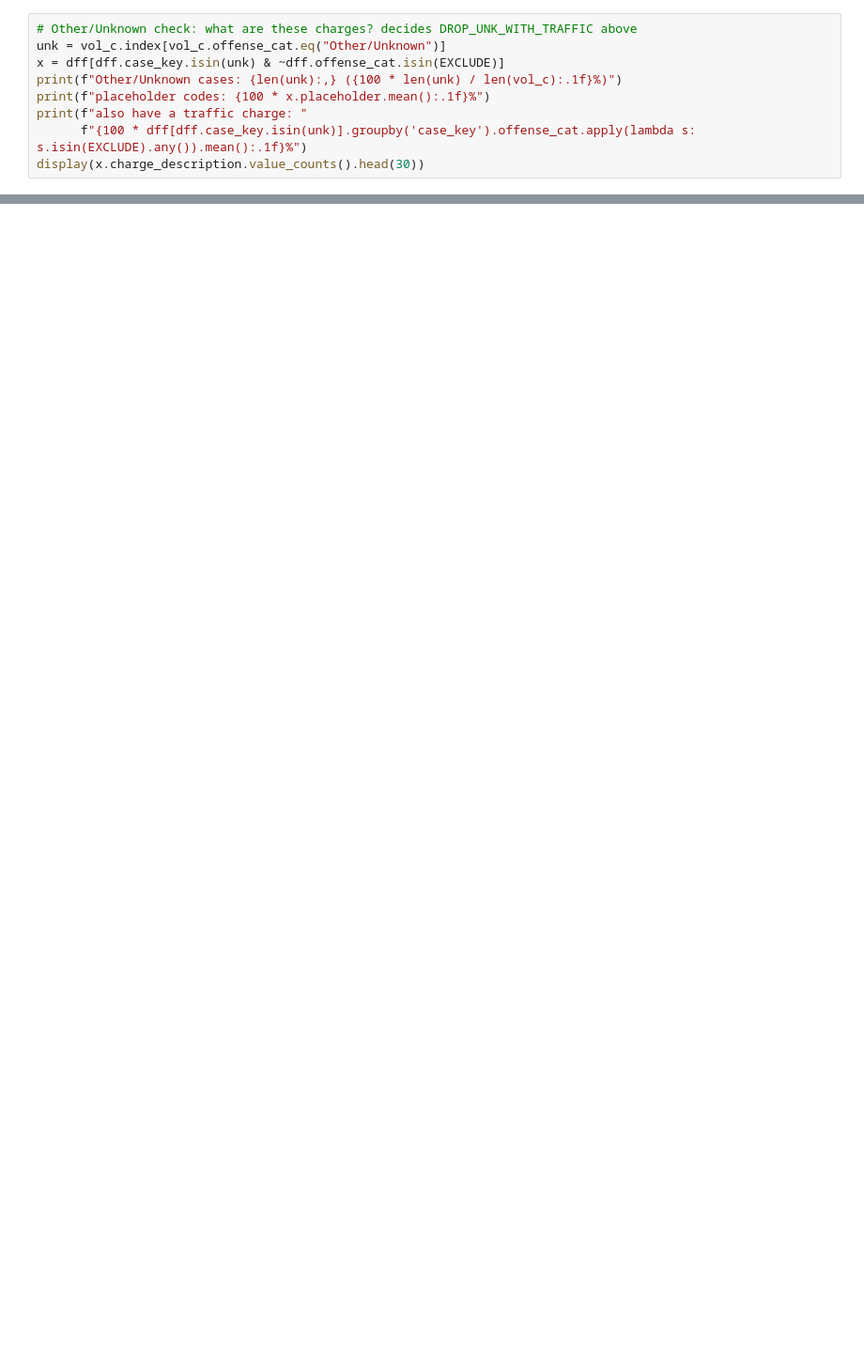
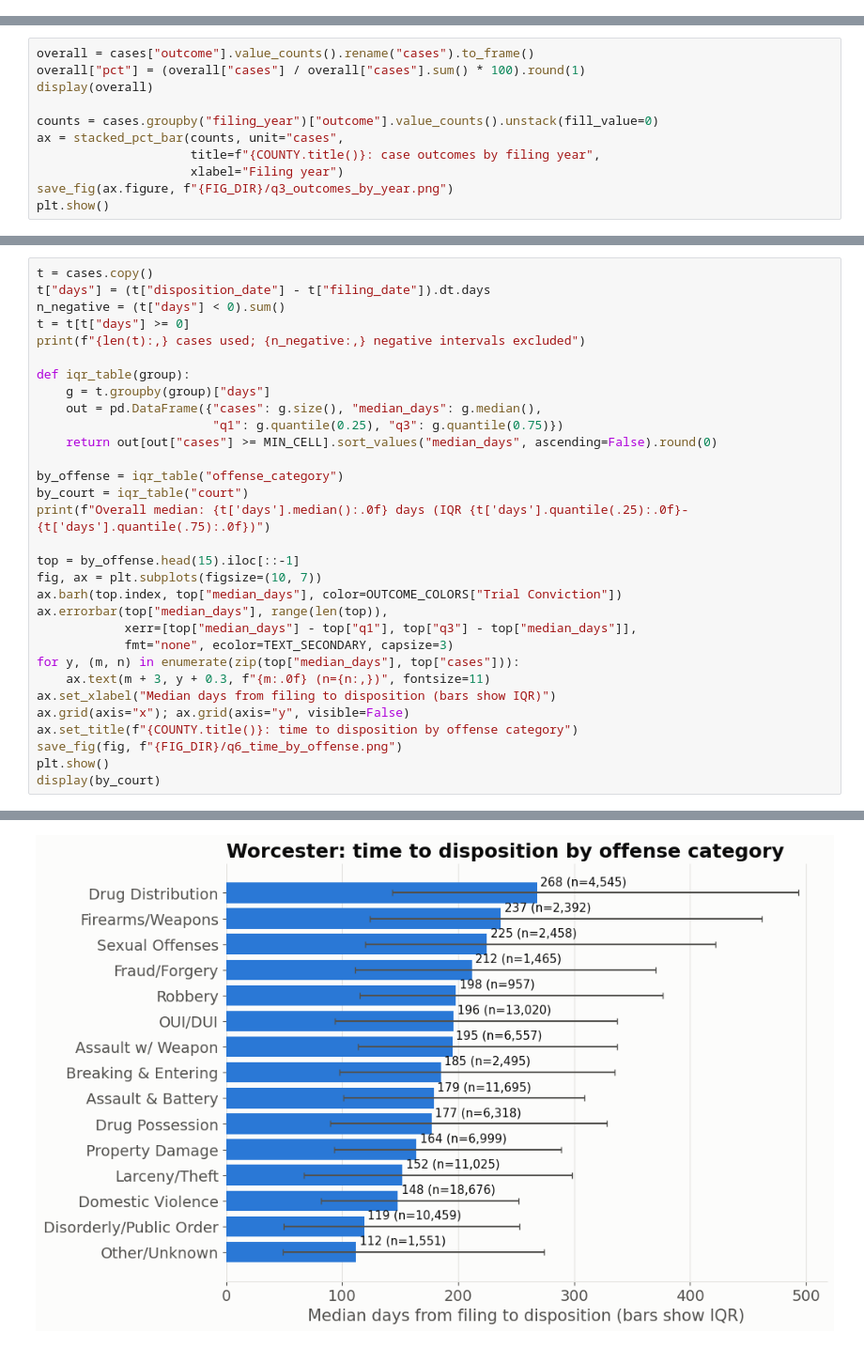
Before and after one commit to BU-Spark/ds-prosecutor-explorer, a Jupyter notebook: fa26/worcester/worcester_analysis.ipynb, the cells around one changed output, grey strips where cells are left out. Shown at 94% size. Drawn from its saved outputs; the diff is of its cells as text; blank space fills up the shorter version.

```diff
--- a/fa26/worcester/worcester_analysis.ipynb
+++ b/fa26/worcester/worcester_analysis.ipynb
@@ -363,9 +0,0 @@ print(f"{len(vol_c):,} filed | {len(done):,} disposed | {len(conv):,} convicted"
-# %%
-# Other/Unknown check: what are these charges? decides DROP_UNK_WITH_TRAFFIC above
-unk = vol_c.index[vol_c.offense_cat.eq("Other/Unknown")]
-x = dff[dff.case_key.isin(unk) & ~dff.offense_cat.isin(EXCLUDE)]
-print(f"Other/Unknown cases: {len(unk):,} ({100 * len(unk) / len(vol_c):.1f}%)")
-print(f"placeholder codes: {100 * x.placeholder.mean():.1f}%")
-print(f"also have a traffic charge: "
-      f"{100 * dff[dff.case_key.isin(unk)].groupby('case_key').offense_cat.apply(lambda s: s.isin(EXCLUDE).any()).mean():.1f}%")
-display(x.charge_description.value_counts().head(30))
@@ -744,0 +349,11 @@ Values are odds ratios: at a 36% base incarceration rate, an OR of 1.35 is rough
+# %%
+overall = cases["outcome"].value_counts().rename("cases").to_frame()
+overall["pct"] = (overall["cases"] / overall["cases"].sum() * 100).round(1)
+display(overall)
+
+counts = cases.groupby("filing_year")["outcome"].value_counts().unstack(fill_value=0)
+ax = stacked_pct_bar(counts, unit="cases",
+                     title=f"{COUNTY.title()}: case outcomes by filing year",
+                     xlabel="Filing year")
+save_fig(ax.figure, f"{FIG_DIR}/q3_outcomes_by_year.png")
+plt.show()
@@ -744,0 +581,32 @@ Values are odds ratios: at a 36% base incarceration rate, an OR of 1.35 is rough
+# %%
+t = cases.copy()
+t["days"] = (t["disposition_date"] - t["filing_date"]).dt.days
+n_negative = (t["days"] < 0).sum()
+t = t[t["days"] >= 0]
+print(f"{len(t):,} cases used; {n_negative:,} negative intervals excluded")
+
+def iqr_table(group):
+    g = t.groupby(group)["days"]
+    out = pd.DataFrame({"cases": g.size(), "median_days": g.median(),
+                        "q1": g.quantile(0.25), "q3": g.quantile(0.75)})
+    return out[out["cases"] >= MIN_CELL].sort_values("median_days", ascending=False).round(0)
+
+by_offense = iqr_table("offense_category")
+by_court = iqr_table("court")
+print(f"Overall median: {t['days'].median():.0f} days (IQR {t['days'].quantile(.25):.0f}-{t['days'].quantile(.75):.0f})")
+
+top = by_offense.head(15).iloc[::-1]
+fig, ax = plt.subplots(figsize=(10, 7))
+ax.barh(top.index, top["median_days"], color=OUTCOME_COLORS["Trial Conviction"])
+ax.errorbar(top["median_days"], range(len(top)),
+            xerr=[top["median_days"] - top["q1"], top["q3"] - top["median_days"]],
+            fmt="none", ecolor=TEXT_SECONDARY, capsize=3)
+for y, (m, n) in enumerate(zip(top["median_days"], top["cases"])):
+    ax.text(m + 3, y + 0.3, f"{m:.0f} (n={n:,})", fontsize=11)
+ax.set_xlabel("Median days from filing to disposition (bars show IQR)")
+ax.grid(axis="x"); ax.grid(axis="y", visible=False)
+ax.set_title(f"{COUNTY.title()}: time to disposition by offense category")
+save_fig(fig, f"{FIG_DIR}/q6_time_by_offense.png")
+plt.show()
+display(by_court)
+# %% [output]
@@ -744,0 +615 @@ Values are odds ratios: at a 36% base incarceration rate, an OR of 1.35 is rough
+[figure, added]
```
Also changed, not shown: parts of 71 cells of this notebook, 10 other files.
